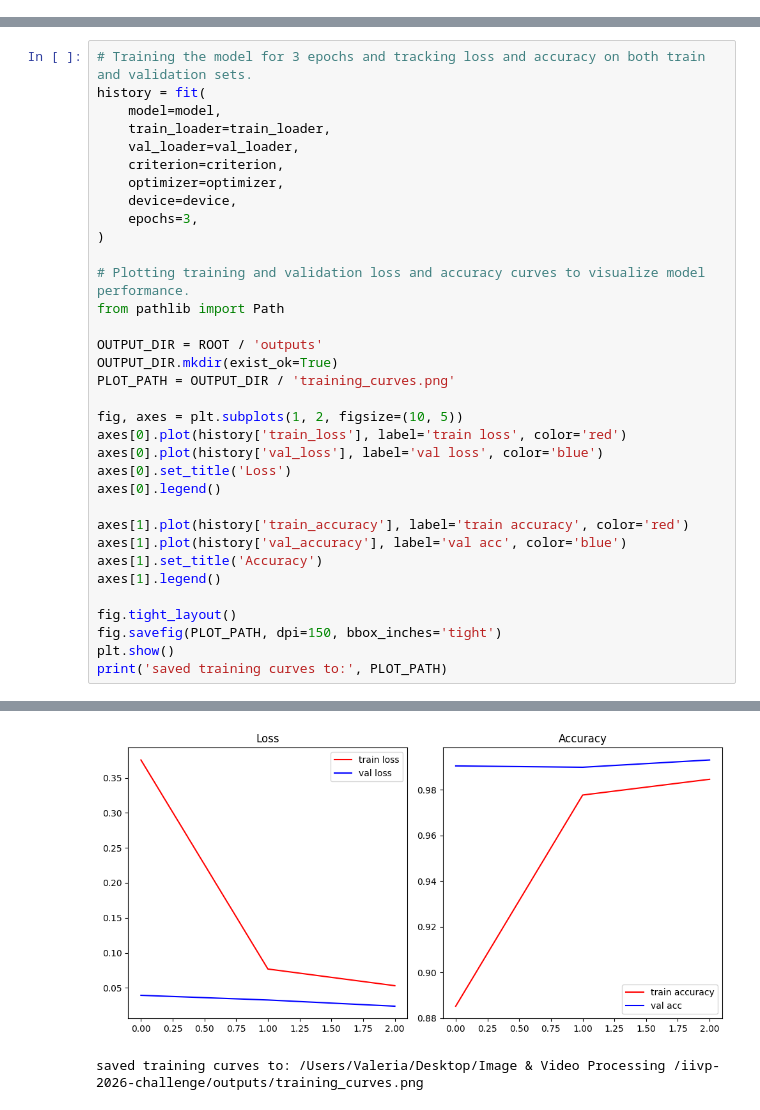
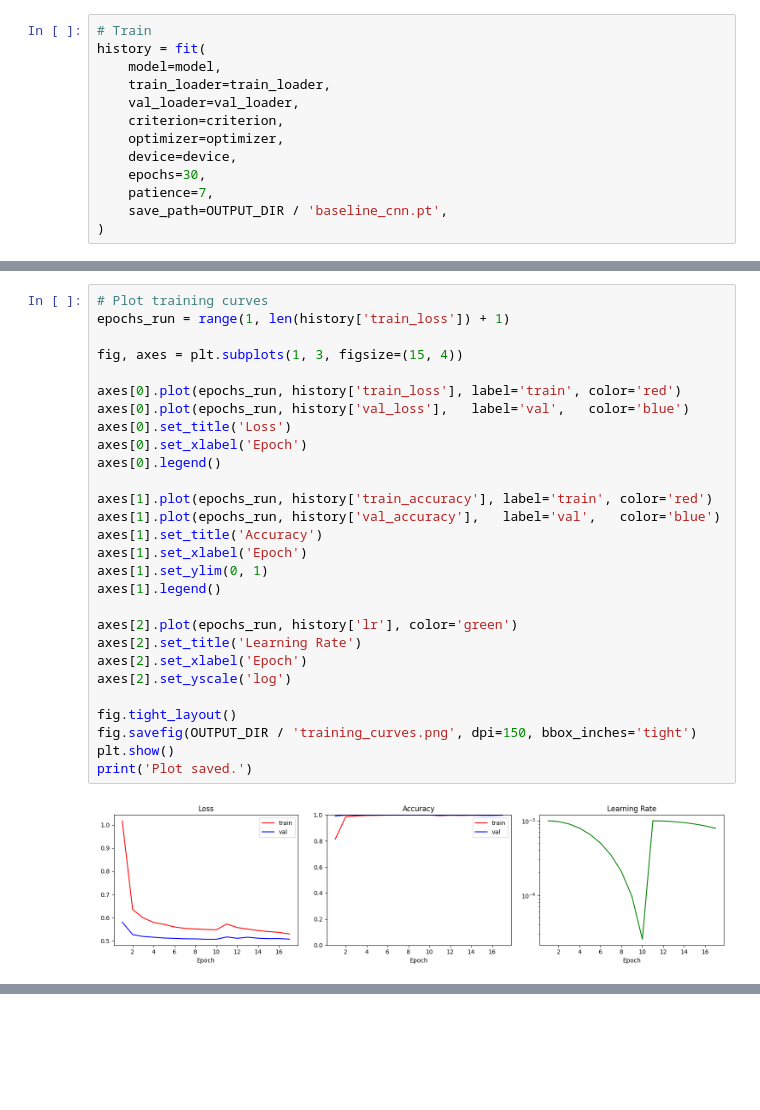
Before and after one commit to valeriageo/Image_Video_Processing_Project_Group_17, a Jupyter notebook: notebooks/training_and_validation.ipynb, the cells around one changed output, grey strips where cells are left out. Saved outputs shown, nothing was run; the diff lists cells and outputs as text; blank space fills up the shorter version.

```diff
--- a/notebooks/training_and_validation.ipynb
+++ b/notebooks/training_and_validation.ipynb
@@ -56,0 +73,13 @@ device: mps
+# %%
+# Train
+history = fit(
+    model=model,
+    train_loader=train_loader,
+    val_loader=val_loader,
+    criterion=criterion,
+    optimizer=optimizer,
+    device=device,
+    epochs=30,
+    patience=7,
+    save_path=OUTPUT_DIR / 'baseline_cnn.pt',
+)
@@ -57,35 +104,30 @@ device: mps
 # %%
-# Training the model for 3 epochs and tracking loss and accuracy on both train and validation sets.
-history = fit(
-    model=model,
-    train_loader=train_loader,
-    val_loader=val_loader,
-    criterion=criterion,
-    optimizer=optimizer,
-    device=device,
-    epochs=3,
-)
+# Plot training curves
+epochs_run = range(1, len(history['train_loss']) + 1)
 
-# Plotting training and validation loss and accuracy curves to visualize model performance.
-from pathlib import Path
+fig, axes = plt.subplots(1, 3, figsize=(15, 4))
 
-OUTPUT_DIR = ROOT / 'outputs'
-OUTPUT_DIR.mkdir(exist_ok=True)
-PLOT_PATH = OUTPUT_DIR / 'training_curves.png'
-
-fig, axes = plt.subplots(1, 2, figsize=(10, 5))
-axes[0].plot(history['train_loss'], label='train loss', color='red')
-axes[0].plot(history['val_loss'], label='val loss', color='blue')
+axes[0].plot(epochs_run, history['train_loss'], label='train', color='red')
+axes[0].plot(epochs_run, history['val_loss'],   label='val',   color='blue')
 axes[0].set_title('Loss')
+axes[0].set_xlabel('Epoch')
 axes[0].legend()
 
-axes[1].plot(history['train_accuracy'], label='train accuracy', color='red')
-axes[1].plot(history['val_accuracy'], label='val acc', color='blue')
+axes[1].plot(epochs_run, history['train_accuracy'], label='train', color='red')
+axes[1].plot(epochs_run, history['val_accuracy'],   label='val',   color='blue')
 axes[1].set_title('Accuracy')
+axes[1].set_xlabel('Epoch')
+axes[1].set_ylim(0, 1)
 axes[1].legend()
 
+axes[2].plot(epochs_run, history['lr'], color='green')
+axes[2].set_title('Learning Rate')
+axes[2].set_xlabel('Epoch')
+axes[2].set_yscale('log')
+
 fig.tight_layout()
-fig.savefig(PLOT_PATH, dpi=150, bbox_inches='tight')
+fig.savefig(OUTPUT_DIR / 'training_curves.png', dpi=150, bbox_inches='tight')
 plt.show()
-print('saved training curves to:', PLOT_PATH)
+print('Plot saved.')
 # %% [output]
+[figure, new version]
@@ -95,2 +134,0 @@ Epoch 03 | train loss 0.0531 acc 0.9846 | val loss 0.0238 acc 0.9931
-[figure, old version]
-saved training curves to: /Users/Valeria/Desktop/Image & Video Processing /iivp-2026-challenge/outputs/training_curves.png
```
Also changed, not shown: parts of 10 cells of this notebook, 2 other files.
